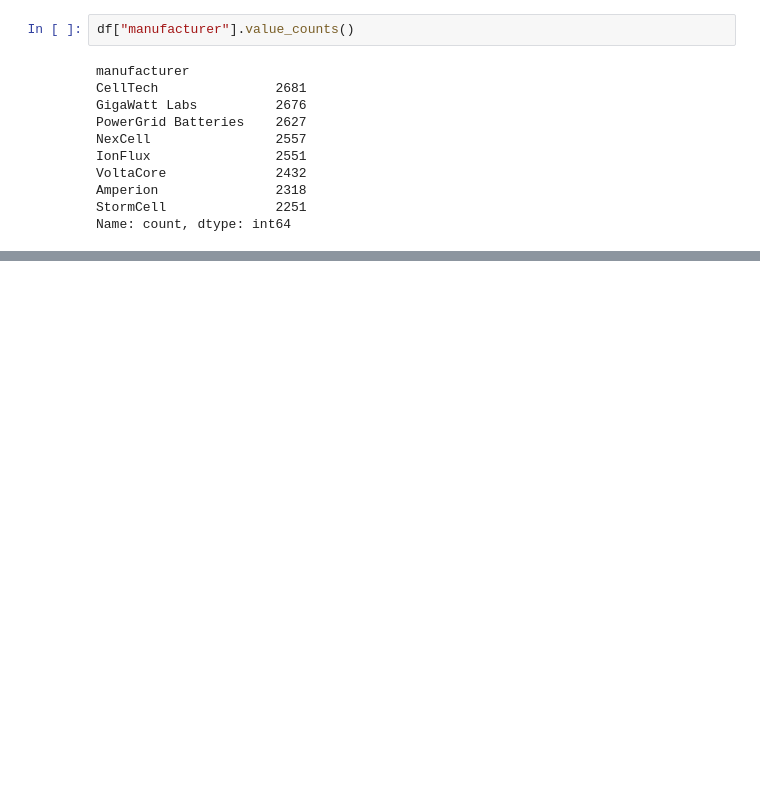
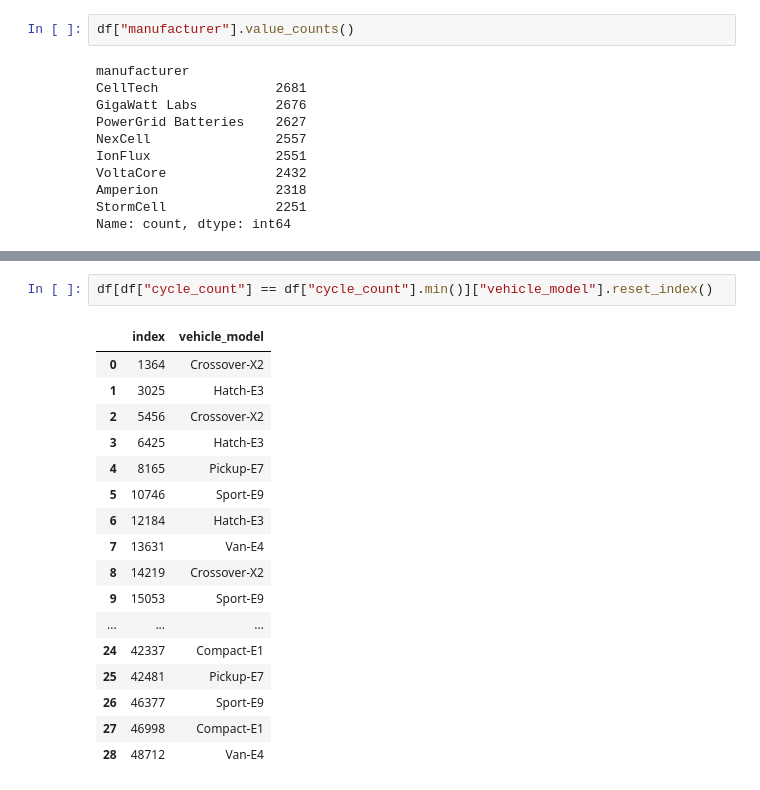
Before and after one commit to Ragim-Xtha/Core-Data-Science, a Jupyter notebook: basic-data-analysis/analysis6/ev_battery_analysis.ipynb, the cells around one changed output, grey strips where cells are left out. Cells and saved outputs as stored; diff of their text form; blank space fills up the shorter version.

```diff
--- a/basic-data-analysis/analysis6/ev_battery_analysis.ipynb
+++ b/basic-data-analysis/analysis6/ev_battery_analysis.ipynb
@@ -222,0 +253,20 @@ Name: count, dtype: int64
+# %%
+df[df["cycle_count"] == df["cycle_count"].min()]["vehicle_model"].reset_index()
+# %% [output]
+|  | index | vehicle_model |
+| 0 | 1364 | Crossover-X2 |
+| 1 | 3025 | Hatch-E3 |
+| 2 | 5456 | Crossover-X2 |
+| 3 | 6425 | Hatch-E3 |
+| 4 | 8165 | Pickup-E7 |
+| 5 | 10746 | Sport-E9 |
+| 6 | 12184 | Hatch-E3 |
+| 7 | 13631 | Van-E4 |
+| 8 | 14219 | Crossover-X2 |
+| 9 | 15053 | Sport-E9 |
+| ... | ... | ... |
+| 24 | 42337 | Compact-E1 |
+| 25 | 42481 | Pickup-E7 |
+| 26 | 46377 | Sport-E9 |
+| 27 | 46998 | Compact-E1 |
+| 28 | 48712 | Van-E4 |
```
Also changed, not shown: parts of 3 cells of this notebook.
